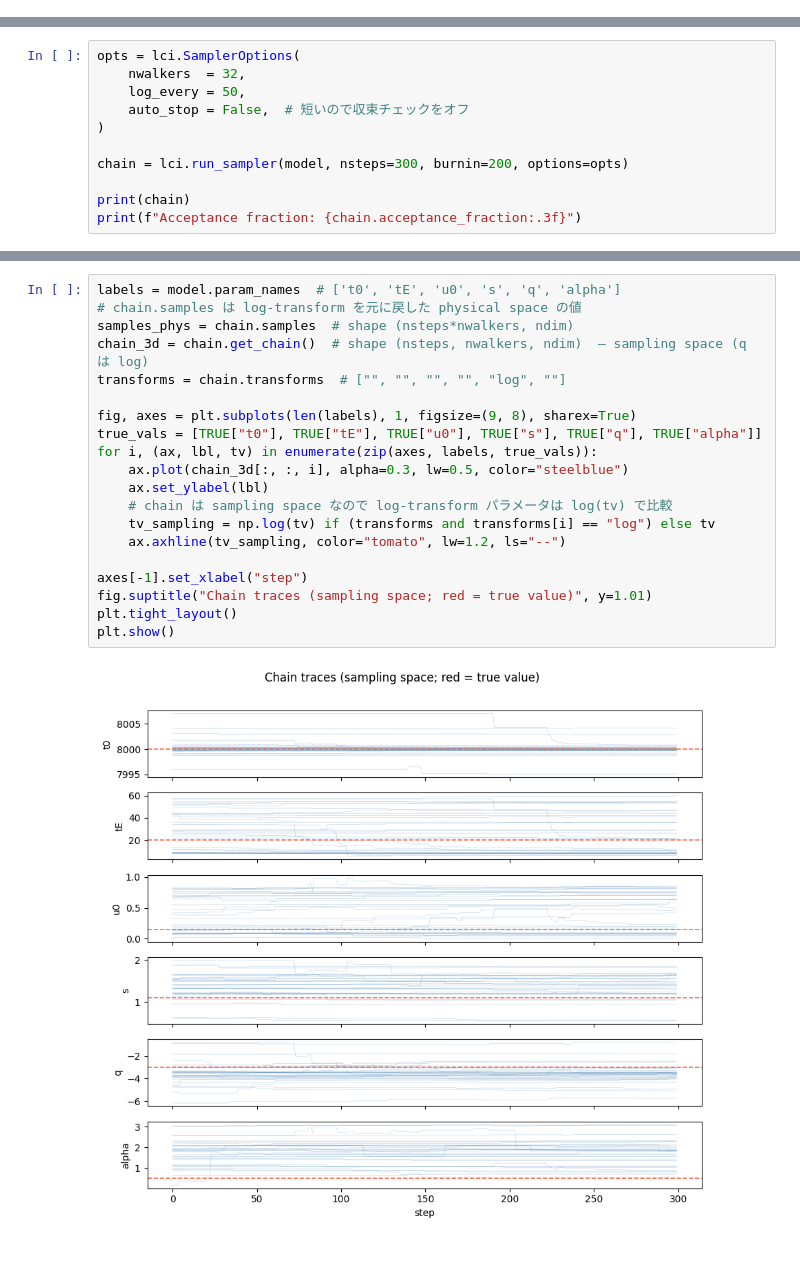
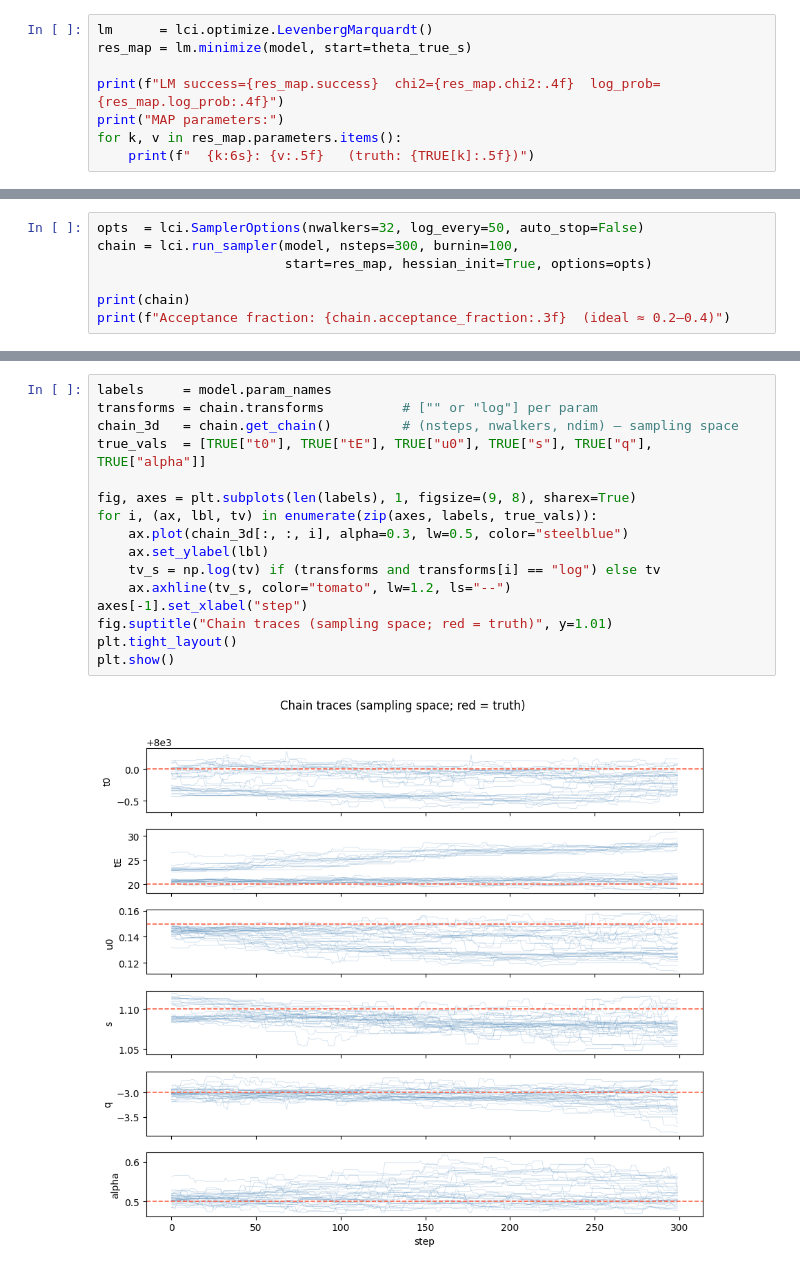
Before and after one commit to NunotaKansuke/lcbinint, a Jupyter notebook: example/sampler/sampler_quickstart.ipynb, the cells around one changed output, grey strips where cells are left out. Saved outputs shown, nothing was run; the diff lists cells and outputs as text.

```diff
--- a/example/sampler/sampler_quickstart.ipynb
+++ b/example/sampler/sampler_quickstart.ipynb
@@ -106,0 +100,8 @@ chi2     at truth: 28.58  (n_data=50)
+# %%
+lm      = lci.optimize.LevenbergMarquardt()
+res_map = lm.minimize(model, start=theta_true_s)
+
+print(f"LM success={res_map.success}  chi2={res_map.chi2:.4f}  log_prob={res_map.log_prob:.4f}")
+print("MAP parameters:")
+for k, v in res_map.parameters.items():
+    print(f"  {k:6s}: {v:.5f}   (truth: {TRUE[k]:.5f})")
@@ -107,12 +125,8 @@ chi2     at truth: 28.58  (n_data=50)
 # %%
-opts = lci.SamplerOptions(
-    nwalkers  = 32,
-    log_every = 50,
-    auto_stop = False,  # 短いので収束チェックをオフ
-)
-
-chain = lci.run_sampler(model, nsteps=300, burnin=200, options=opts)
+opts  = lci.SamplerOptions(nwalkers=32, log_every=50, auto_stop=False)
+chain = lci.run_sampler(model, nsteps=300, burnin=100,
+                        start=res_map, hessian_init=True, options=opts)
 
 print(chain)
-print(f"Acceptance fraction: {chain.acceptance_fraction:.3f}")
+print(f"Acceptance fraction: {chain.acceptance_fraction:.3f}  (ideal ≈ 0.2–0.4)")
 # %% [output]
@@ -136,22 +148,18 @@ Acceptance fraction: 0.051
 # %%
-labels = model.param_names  # ['t0', 'tE', 'u0', 's', 'q', 'alpha']
-# chain.samples は log-transform を元に戻した physical space の値
-samples_phys = chain.samples  # shape (nsteps*nwalkers, ndim)
-chain_3d = chain.get_chain()  # shape (nsteps, nwalkers, ndim)  — sampling space (q は log)
-transforms = chain.transforms  # ["", "", "", "", "log", ""]
+labels     = model.param_names
+transforms = chain.transforms          # ["" or "log"] per param
+chain_3d   = chain.get_chain()         # (nsteps, nwalkers, ndim) — sampling space
+true_vals  = [TRUE["t0"], TRUE["tE"], TRUE["u0"], TRUE["s"], TRUE["q"], TRUE["alpha"]]
 
 fig, axes = plt.subplots(len(labels), 1, figsize=(9, 8), sharex=True)
-true_vals = [TRUE["t0"], TRUE["tE"], TRUE["u0"], TRUE["s"], TRUE["q"], TRUE["alpha"]]
 for i, (ax, lbl, tv) in enumerate(zip(axes, labels, true_vals)):
     ax.plot(chain_3d[:, :, i], alpha=0.3, lw=0.5, color="steelblue")
     ax.set_ylabel(lbl)
-    # chain は sampling space なので log-transform パラメータは log(tv) で比較
-    tv_sampling = np.log(tv) if (transforms and transforms[i] == "log") else tv
-    ax.axhline(tv_sampling, color="tomato", lw=1.2, ls="--")
-
+    tv_s = np.log(tv) if (transforms and transforms[i] == "log") else tv
+    ax.axhline(tv_s, color="tomato", lw=1.2, ls="--")
 axes[-1].set_xlabel("step")
-fig.suptitle("Chain traces (sampling space; red = true value)", y=1.01)
+fig.suptitle("Chain traces (sampling space; red = truth)", y=1.01)
 plt.tight_layout()
 plt.show()
 # %% [output]
-[figure, old version]
+[figure, new version]
```
Also changed, not shown: parts of 21 cells of this notebook.
